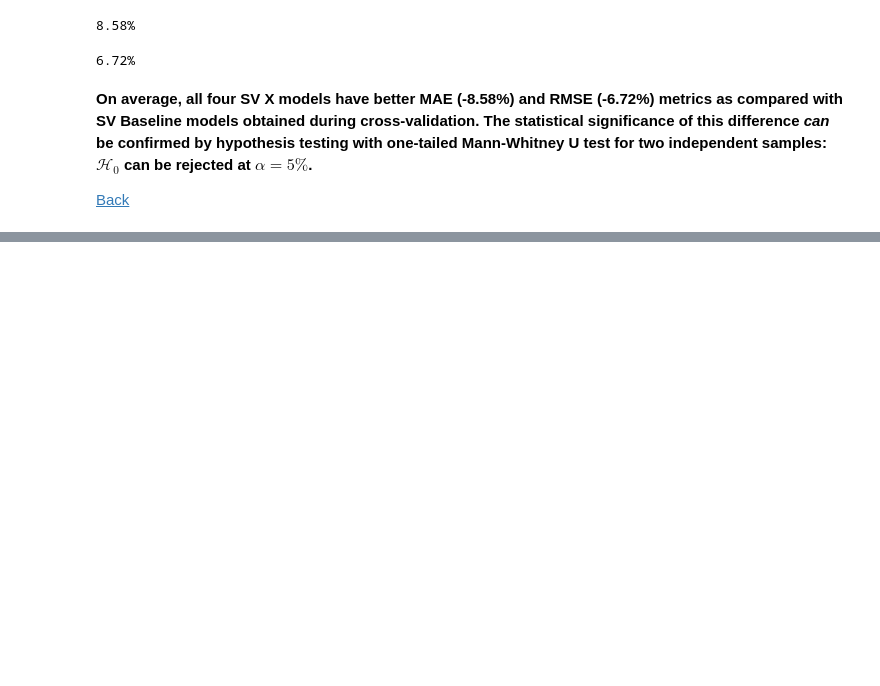
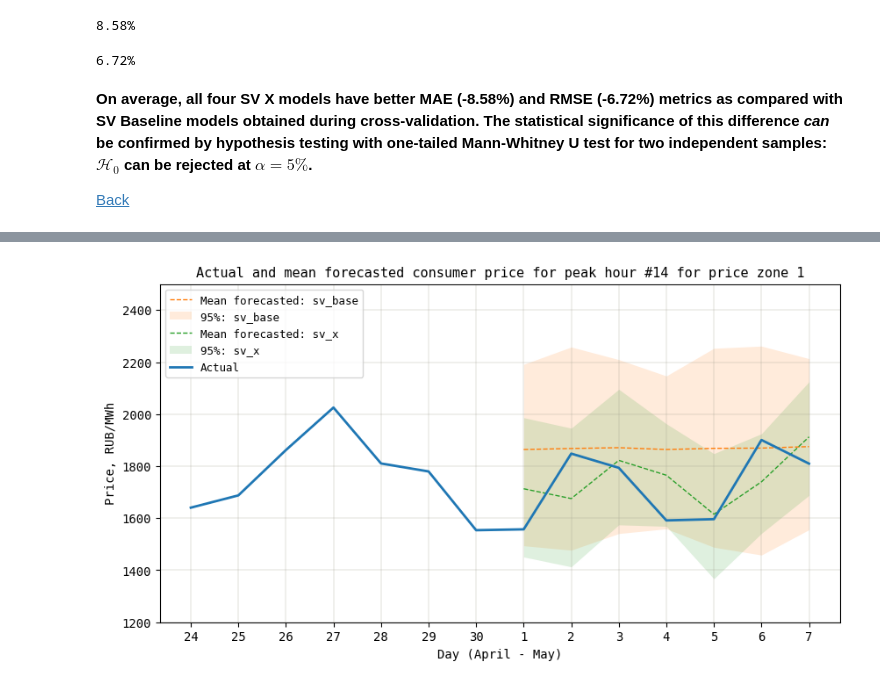
Before and after one commit to andrewha/mds2022, a Jupyter notebook: Thesis/sv_models_new.ipynb, the cells around one changed output, grey strips where cells are left out. Saved outputs shown, nothing was run; the diff lists cells and outputs as text; code cells hidden in the pictures; blank space fills up the shorter version.

```diff
--- a/Thesis/sv_models_new.ipynb
+++ b/Thesis/sv_models_new.ipynb
@@ -1943,0 +2006,17 @@ print(f"{cv_results_sv_base_df['test_rmse'].mean() / cv_results_sv_x_df['test_rm
+# %%
+price_data_peak_eur = price_data_eur[price_data_eur['HOUR'] == hour_max_eur]
+price_data_offpeak_eur = price_data_eur[price_data_eur['HOUR'] == hour_min_eur]
+price_data_peak_sib = price_data_sib[price_data_sib['HOUR'] == hour_max_sib]
+price_data_offpeak_sib = price_data_sib[price_data_sib['HOUR'] == hour_min_sib]
+# %%
+price_temp_data_peak_eur = pd.merge(price_data_peak_eur, temp_data_eur, on='Datetime')
+price_temp_data_offpeak_eur = pd.merge(price_data_offpeak_eur, temp_data_eur, on='Datetime')
+price_temp_data_peak_sib = pd.merge(price_data_peak_sib, temp_data_sib, on='Datetime')
+price_temp_data_offpeak_sib = pd.merge(price_data_offpeak_sib, temp_data_sib, on='Datetime')
+# %%
+# Peak hour + Price zone 1
+%%capture
+forecast_sv_base_peak_eur_many = model_sv_base_peak_eur.forecast_many(X=price_temp_data_peak_eur['CONSUMER_PRICE'], y=price_temp_data_peak_eur['CONSUMER_PRICE'], num_days=7)
+# %%
+%%capture
+forecast_sv_x_peak_eur_many = model_sv_x_peak_eur.forecast_many(X=price_temp_data_peak_eur[['Temperature', 'Weekday']], y=price_temp_data_peak_eur['CONSUMER_PRICE'], num_days=7)
@@ -1943,0 +2035,16 @@ print(f"{cv_results_sv_base_df['test_rmse'].mean() / cv_results_sv_x_df['test_rm
+# %%
+plt.figure(figsize=(10, 5))
+for i, forecast, model in zip([1, 2], [forecast_sv_base_peak_eur_many, forecast_sv_x_peak_eur_many], [model_sv_base_peak_eur, model_sv_x_peak_eur]):
+    plt.plot(price_temp_data_peak_eur.loc['2024-05-01':]['CONSUMER_PRICE'].index, forecast.mean(axis=1), color=f'C{i}', lw=1, ls='--', label=f'Mean forecasted: {model.kind}')
+    plt.fill_between(price_temp_data_peak_eur.loc['2024-05-01':]['CONSUMER_PRICE'].index, np.percentile(forecast, 2.5, axis=1), np.percentile(forecast, 97.5, axis=1), color=f'C{i}', lw=0, alpha=0.15, label=f'95%: {model.kind}')
+plt.plot(price_temp_data_peak_eur.loc['2024-04-24':]['CONSUMER_PRICE'].index, price_temp_data_peak_eur.loc['2024-04-24':]['CONSUMER_PRICE'], color='C0', lw=2, label='Actual')
+plt.xlabel('Day (April - May)', size=10, family='monospace')
+plt.ylabel('Price, RUB/MWh', size=10, family='monospace')
+plt.xticks(price_temp_data_peak_eur.loc['2024-04-24':]['CONSUMER_PRICE'].index, price_temp_data_peak_eur.loc['2024-04-24':]['CONSUMER_PRICE'].index.day, size=10, family='monospace')
+plt.yticks(size=10, family='monospace')
+plt.ylim([1200, 2500])
+plt.title(f'Actual and mean forecasted consumer price for peak hour #{hour_max_eur} for price zone 1', size=11, family='monospace')
+plt.legend(loc='upper left', prop={'size': 9, 'family': 'monospace'});
+plt.grid(lw=0.25, color='xkcd:cement');
+# %% [output]
+[figure, added]
```
Also changed, not shown: parts of 46 cells of this notebook, 2 other files.
